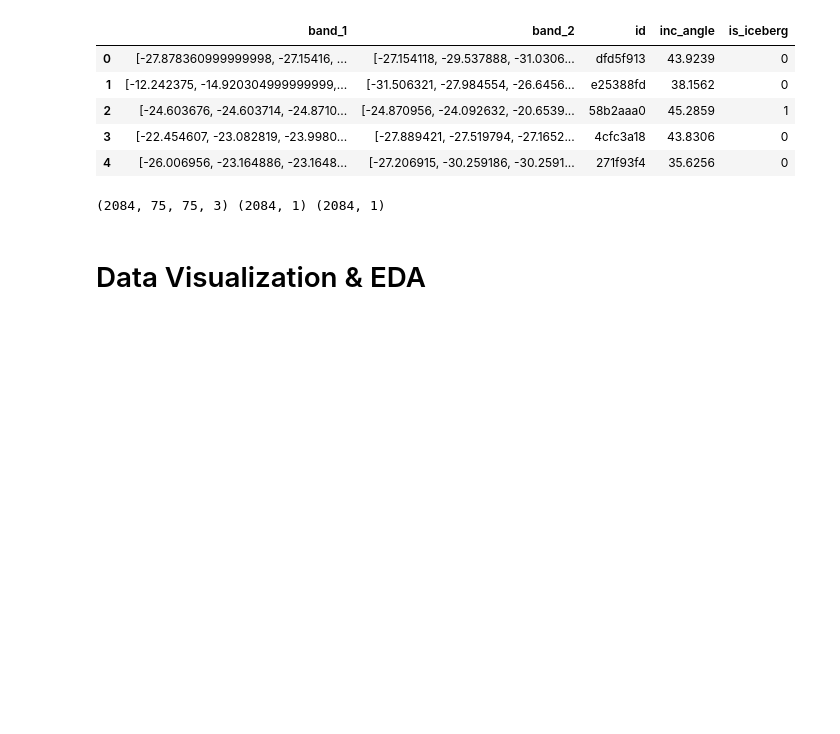
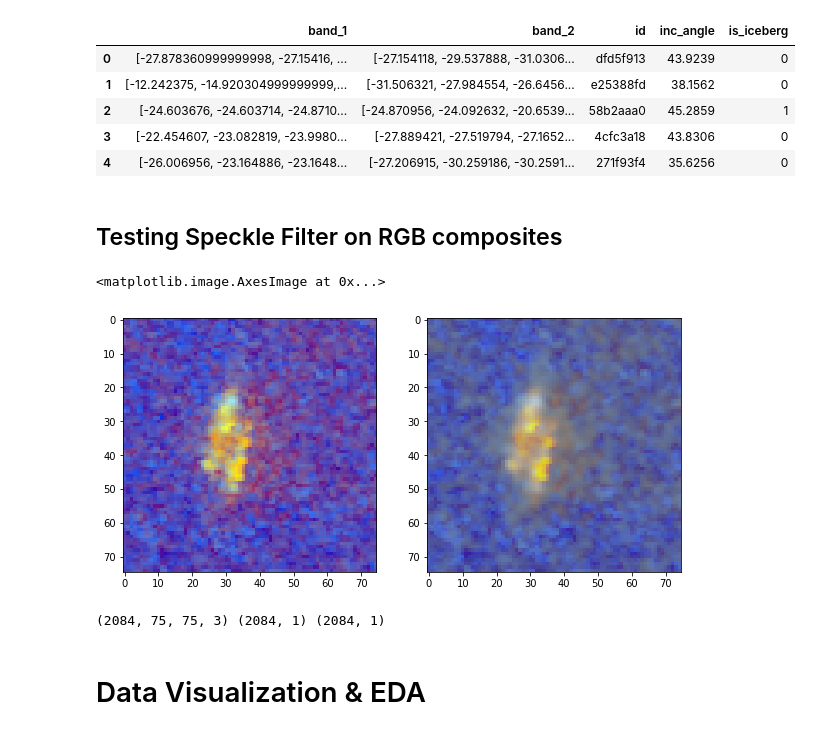
Before and after one commit to JMistral/Iceberg, a Jupyter notebook: Image_Preprocessing.ipynb, the cells around one changed output. Drawn from its saved outputs; the diff is of its cells as text; code cells hidden in the pictures; blank space fills up the shorter version.

```diff
--- a/Image_Preprocessing.ipynb
+++ b/Image_Preprocessing.ipynb
@@ -31,4 +31,16 @@ train.head()
 rgb_train, hsv_train = RGB_HSV_composite(train)
 X_angle_train = np.array(train.inc_angle)
 y_train = np.array(train["is_iceberg"])
+# %% [markdown]
+## Testing Speckle Filter on RGB composites
+# %%
+fig = plt.figure(1,figsize=(10,5))
+
+ax1 = fig.add_subplot(1,2,1)
+ax1.imshow(rgb_train[12,:,:,:], cmap='gray')
+ax2 = fig.add_subplot(1,2,2)
+ax2.imshow(lee_filter(rgb_train[12,:,:,:], 3), cmap='gray')
+# %% [output]
+<matplotlib.image.AxesImage at 0x...>
+[figure, added]
 # %%
```
Also changed, not shown: parts of 4 cells of this notebook, 4 other files.
